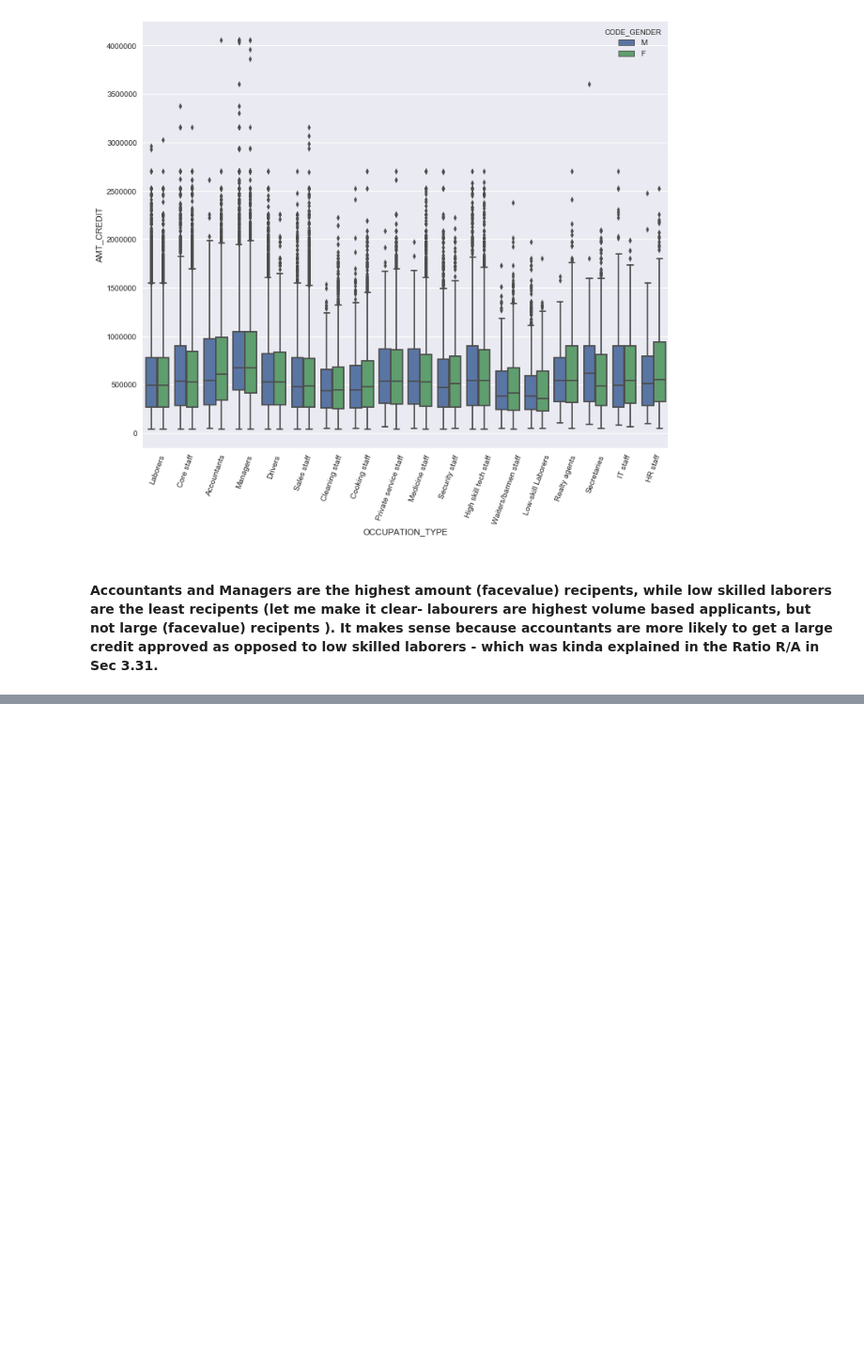
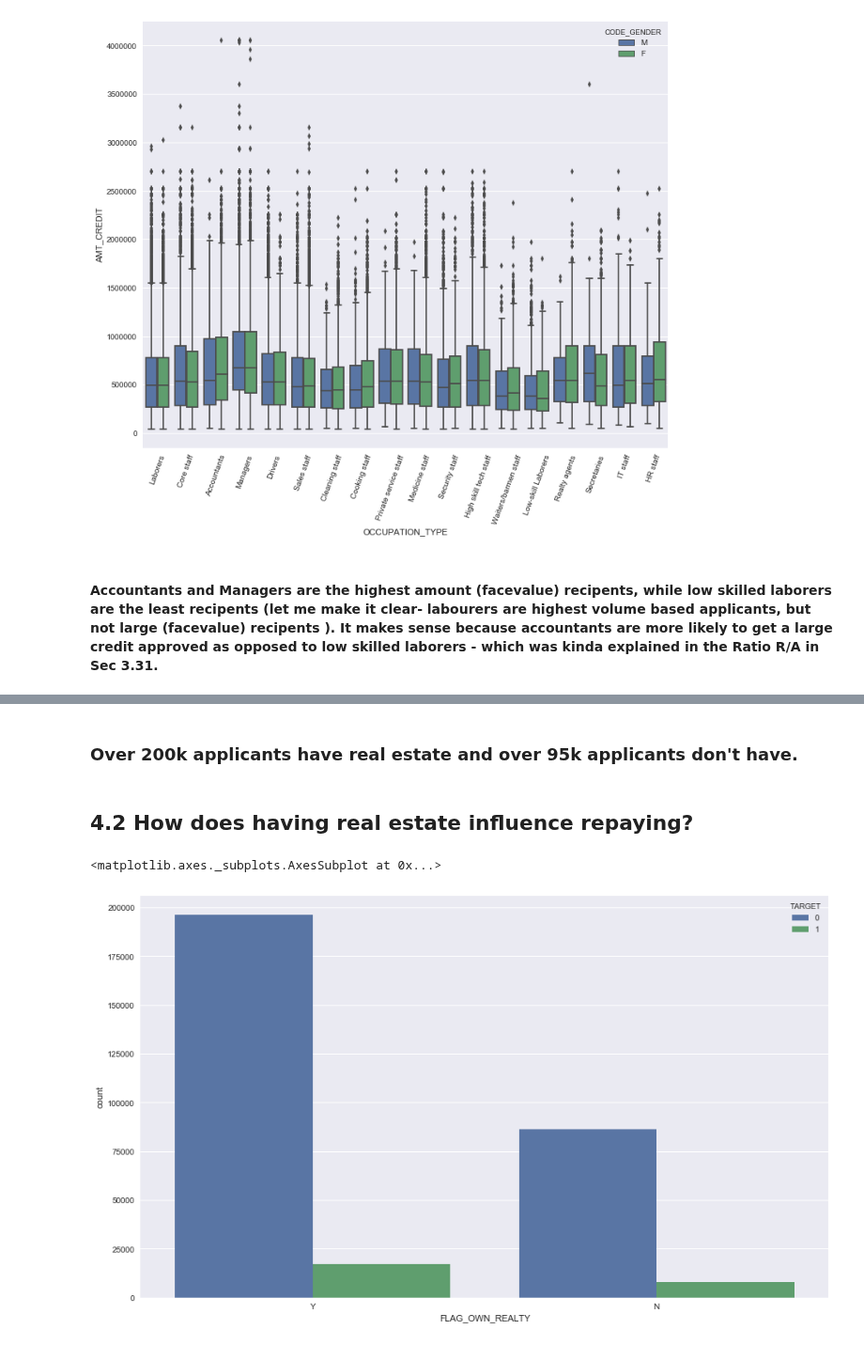
Before and after one commit to rakshithvasudev/Home-Credit-Default-Risk, a Jupyter notebook: EDA/Exploratory Data Analysis - Application Train.ipynb, the cells around one changed output, grey strips where cells are left out. Shown at 94% size. Saved outputs shown, nothing was run; the diff lists cells and outputs as text; code cells hidden in the pictures; blank space fills up the shorter version.

```diff
--- a/EDA/Exploratory Data Analysis - Application Train.ipynb
+++ b/EDA/Exploratory Data Analysis - Application Train.ipynb
@@ -388,0 +402,10 @@ plt.xticks(rotation=70)
+# %% [markdown]
+### Over 200k applicants have real estate and over 95k applicants don't have.
+# %% [markdown]
+## 4.2 How does having real estate influence repaying?
+# %%
+fig, ax = plt.subplots(figsize=(15,9))
+sns.countplot(x='FLAG_OWN_REALTY',hue='TARGET',data=train)
+# %% [output]
+<matplotlib.axes._subplots.AxesSubplot at 0x...>
+[figure, added]
```
Also changed, not shown: parts of 5 cells of this notebook.
